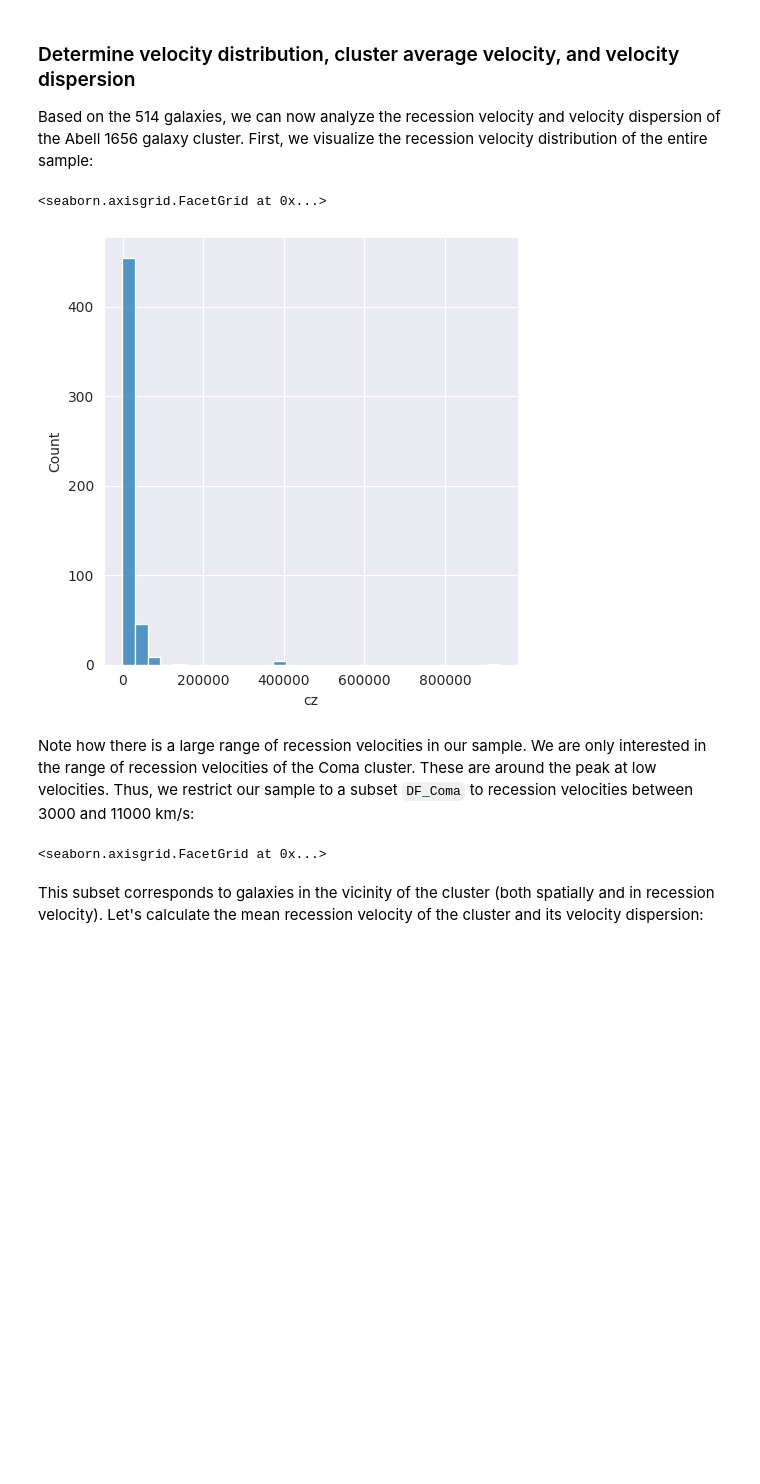
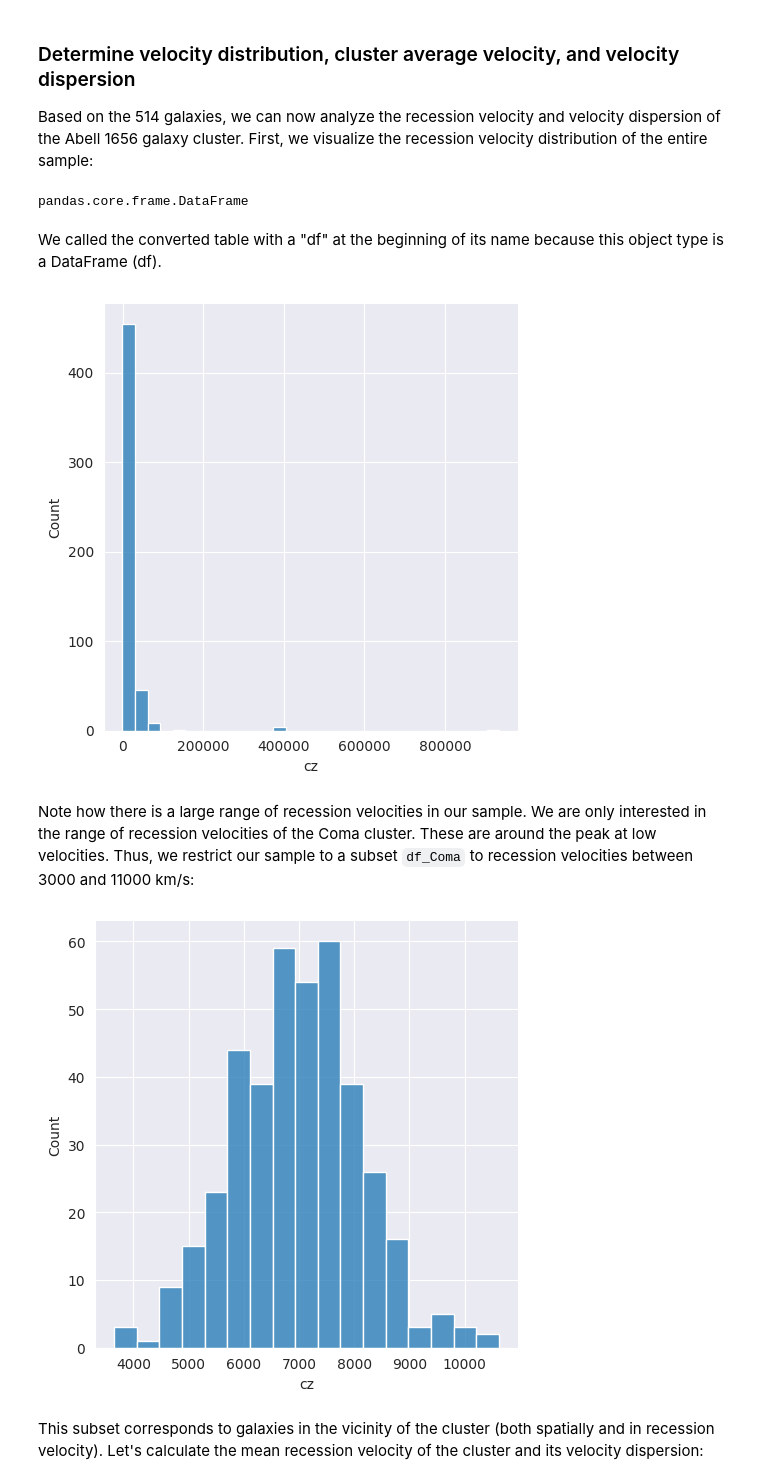
Before and after one commit to cds-astro/tutorials, a Jupyter notebook: Notebooks/3_Cluster_of_Galaxies__the_Simple_Spectral_Access_Protocol.ipynb, the cells around one changed output. Drawn from its saved outputs; the diff is of its cells as text; code cells hidden in the pictures; blank space fills up the shorter version.

```diff
--- a/Notebooks/3_Cluster_of_Galaxies__the_Simple_Spectral_Access_Protocol.ipynb
+++ b/Notebooks/3_Cluster_of_Galaxies__the_Simple_Spectral_Access_Protocol.ipynb
@@ -498,19 +548,31 @@ DF_complete_sample = complete_sample.to_pandas()
+# %%
+# pandas is the most used library for tables in python and offers more
+# compatibilities with plottling or analysis libraries. Be extremely
+# careful though because the conversion loses the information about the
+# column unit.
+df_complete_sample = complete_sample.to_pandas()
+# %%
+type(df_complete_sample)
+# %% [output]
+pandas.core.frame.DataFrame
+# %% [markdown]
+We called the converted table with a "df" at the beginning of its name because this object type is a DataFrame (df).
 # %%
 sns.set_style("darkgrid")
-sns.displot(data=DF_complete_sample, x="cz", bins=30)
+# bins is the number of bars in the histogram
+sns.displot(data=df_complete_sample, x="cz", bins=30);
 # %% [output]
-<seaborn.axisgrid.FacetGrid at 0x...>
 [figure]
 # %% [markdown]
-Note how there is a large range of recession velocities in our sample. We are only interested in the range of recession velocities of the Coma cluster. These are around the peak at low velocities. Thus, we restrict our sample to a subset `DF_Coma` to recession velocities between 3000 and 11000 km/s:
+Note how there is a large range of recession velocities in our sample. We are only interested in the range of recession velocities of the Coma cluster. These are around the peak at low velocities. Thus, we restrict our sample to a subset `df_Coma` to recession velocities between 3000 and 11000 km/s:
-# %%
-DF_Coma = DF_complete_sample[
-    (DF_complete_sample["cz"] > 3000.0) & (DF_complete_sample["cz"] < 11000.0)
-]
-
-sns.displot(data=DF_Coma, x="cz")
-# %% [output]
-<seaborn.axisgrid.FacetGrid at 0x...>
+# %%
+df_Coma = df_complete_sample[
+    (df_complete_sample["cz"] > 3000.0) & (df_complete_sample["cz"] < 11000.0)
+]  # here we apply a mask with two conditions to the dataframe based on criteria about the column "cz"
+
+sns.displot(data=df_Coma, x="cz");
+# %% [output]
+[figure, added]
 # %% [markdown]
 This subset corresponds to galaxies in the vicinity of the cluster (both spatially and in recession velocity). Let's calculate the mean recession velocity of the cluster and its velocity dispersion:
 # %%
```
Also changed, not shown: parts of 45 cells of this notebook.
